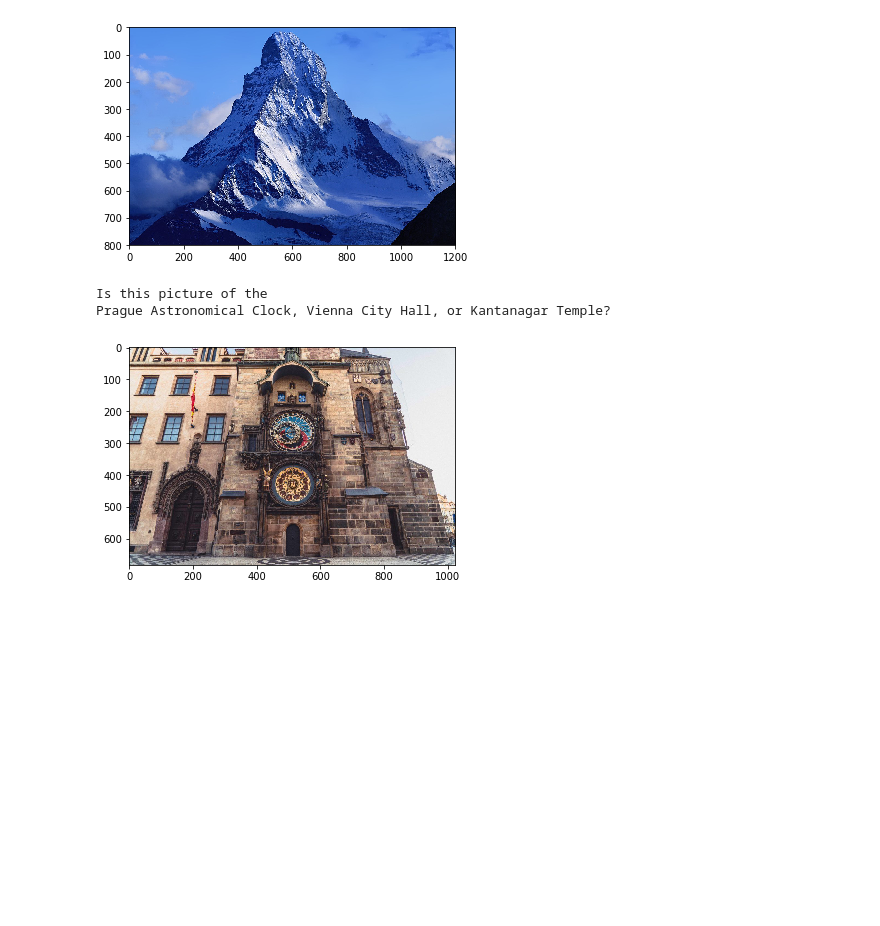
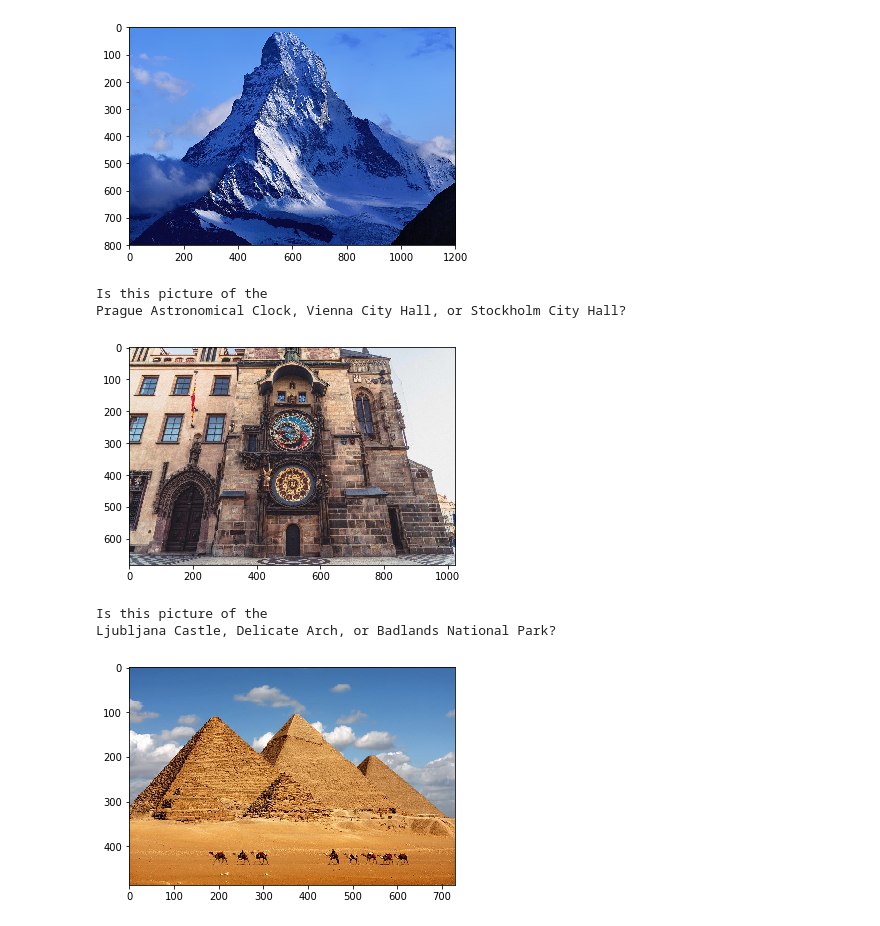
Before and after one commit to Adham-M/Deep-Learning_ND, a Jupyter notebook: landmark classifier - CNN/landmark.ipynb, the cells around one changed output. Drawn from its saved outputs; the diff is of its cells as text; code cells hidden in the pictures; blank space fills up the shorter version.

```diff
--- a/landmark classifier - CNN/landmark.ipynb
+++ b/landmark classifier - CNN/landmark.ipynb
@@ -800,11 +800,29 @@ from PIL import Image
 ## of your dataset object (e.g., `train_dataset.classes`)
 
 
+classes = ['Haleakala National Park', 'Mount Rainier National_Park',
+            'Ljubljana Castle', 'Dead Sea', 'Wroclaws Dwarves',
+            'London Olympic Stadium', 'Niagara Falls', 'Stonehenge',
+            'Grand Canyon', 'Golden Gate Bridge', 'Edinburgh Castle',
+            'Mount Rushmore National Memorial', 'Kantanagar Temple', 'Yellowstone National Park',
+            'Terminal Tower', 'Central Park', 'Eiffel Tower',
+            'Changdeokgung', 'Delicate Arch', 'Vienna City Hall',
+            'Matterhorn', 'Taj Mahal', 'Moscow Raceway',
+            'Externsteine', 'Soreq Cave', 'Banff National Park',
+            'Pont du Gard', 'Seattle Japanese Garden', 'Sydney Harbour Bridge',
+            'Petronas Towers', 'Brooklyn Bridge', 'Washington Monument',
+            'Hanging Temple', 'Sydney Opera House', 'Great Barrier Reef',
+            'Monumento a la Revolucion', 'Badlands National Park', 'Atomium',
+            'Forth Bridge', 'Gateway of India', 'Stockholm City Hall',
+            'Machu Picchu', 'Death Valley National Park', 'Gullfoss Falls',
+            'Trevi Fountain', 'Temple of Heaven', 'Great Wall of China',
+            'Prague Astronomical Clock', 'Whitby Abbey', 'Temple of Olympian Zeus']
+
 model_transfer = models.vgg16(pretrained=False)
 last_layer = nn.Linear(model_transfer.classifier[6].in_features, len(classes))
 model_transfer.classifier[6] = last_layer
 model_transfer.load_state_dict(torch.load('model_transfer.pt'))
-
+model_transfer.eval()
 
 data_transform = transforms.Compose([transforms.Resize(400),
                                 transforms.CenterCrop(size=224),
@@ -818,22 +836,15 @@ def predict_landmarks(img_path, k):
 
     img = Image.open(img_path)
     img = data_transform(img)
-    output = model_transfer(img.view(1,3,224,224))
-    arr = np.flip(np.argsort(output.view(50).detach().cpu().numpy()),0)
 
-    my_list = ''
+    idx = torch.topk(model_transfer(img.view(1,3,224,224)),k)
+    idx = idx[1][0]
 
-    for i in range(k-1):
-        #my_list.append(classes[arr[i]])
-        my_list += classes[arr[i]] + ', '
+    my_list = []
+    for i in idx:
+        my_list.append(classes[i])
 
-    if k > 1:
-        my_list += 'or ' + classes[arr[k-1]] + ', '
-
-    if k == 1:
-        my_list += classes[arr[0]] + ', '
-
-    return my_list[:-2]
+    return my_list
 # %%
 # test on a sample image
 pl = predict_landmarks('images/test/09.Golden_Gate_Bridge/190f3bae17c32c37.jpg', 3)
@@ -902,8 +918,15 @@ Is this picture of the
 Matterhorn, Banff National Park, or Mount Rainier National_Park?
 [figure]
 # %%
-suggest_locations('test_images/4.jpg')
+suggest_locations('suggest_this_locations/4.jpg')
 # %% [output]
 Is this picture of the
-Prague Astronomical Clock, Vienna City Hall, or Kantanagar Temple?
+Prague Astronomical Clock, Vienna City Hall, or Stockholm City Hall?
 [figure]
+# %%
+# unincluded landmark
+suggest_locations('suggest_this_locations/5.jpg')
+# %% [output]
+Is this picture of the
+Ljubljana Castle, Delicate Arch, or Badlands National Park?
+[figure, added]
```
Also changed, not shown: parts of 8 cells of this notebook, 8 other files.
